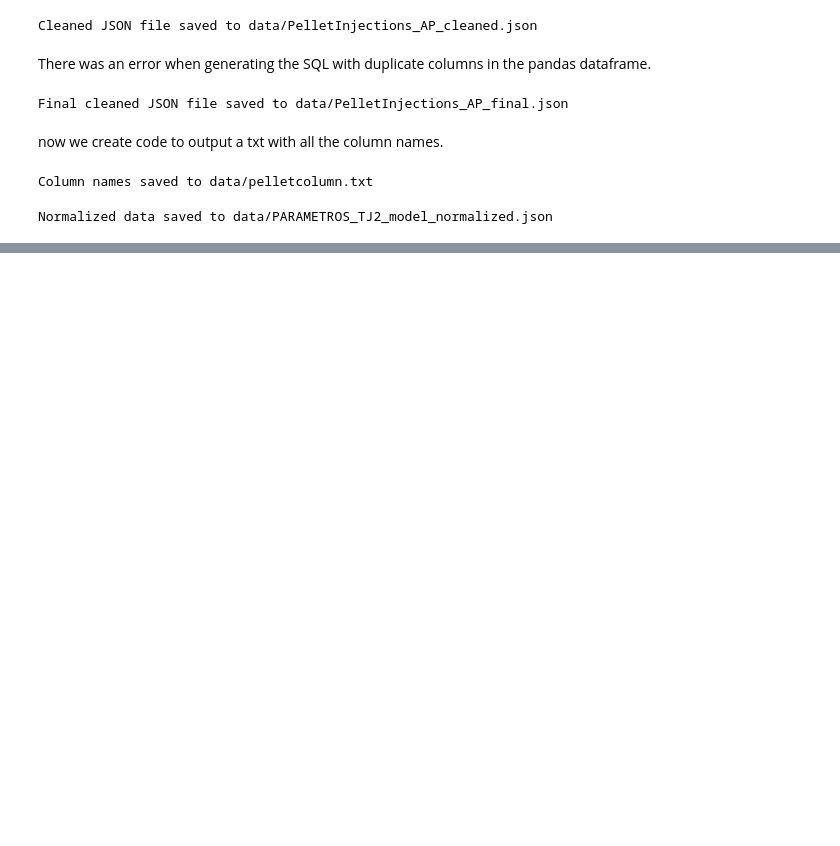
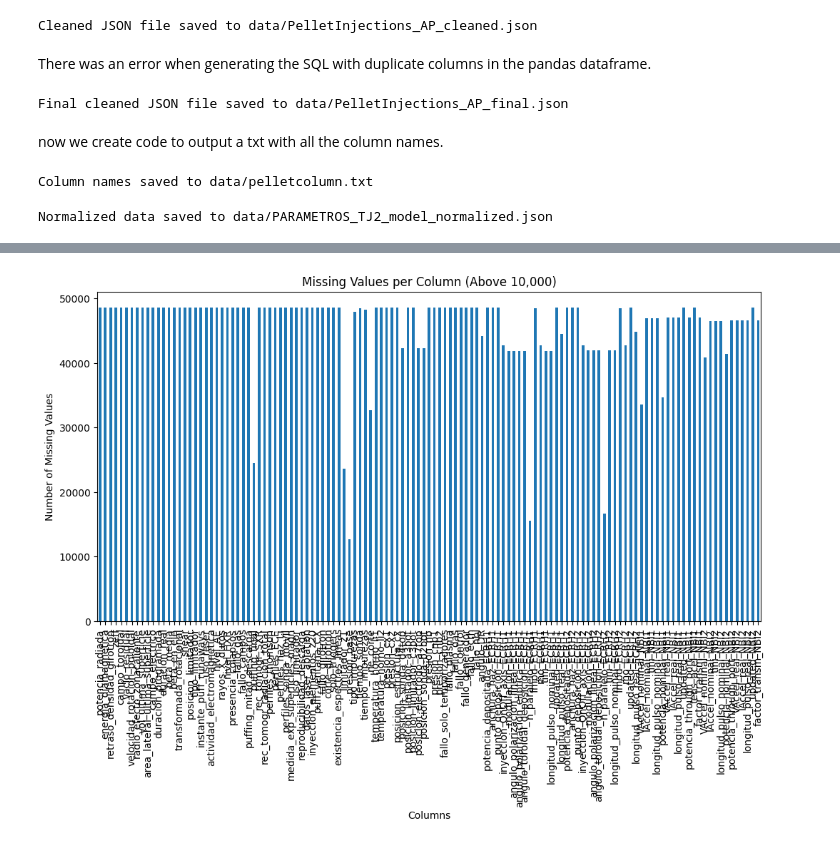
Before and after one commit to smorenolasa1/TJ-II_Chatbot_Backend, a Jupyter notebook: data_preparation.ipynb, the cells around one changed output, grey strips where cells are left out. Cells and saved outputs as stored; diff of their text form; code cells hidden in the pictures; blank space fills up the shorter version.

```diff
--- a/data_preparation.ipynb
+++ b/data_preparation.ipynb
@@ -835,0 +885,27 @@ Normalized data saved to data/PARAMETROS_TJ2_model_normalized.json
+# %%
+import pandas as pd
+import matplotlib.pyplot as plt
+
+# Load the CSV file
+file_path = "data/PARAMETROS_TJ2_ORDENADOS.csv"
+df = pd.read_csv(file_path, delimiter=';', encoding='latin1')  # Adjust encoding if needed
+
+# Count missing values per column
+missing_values = df.isna().sum()
+
+# Filter out columns with more than 10,000 missing values
+missing_values = missing_values[missing_values > 10000]
+
+# Plot the missing values
+if not missing_values.empty:
+    plt.figure(figsize=(12, 6))
+    missing_values.plot(kind='bar')
+    plt.xlabel("Columns")
+    plt.ylabel("Number of Missing Values")
+    plt.title("Missing Values per Column (Above 10,000)")
+    plt.xticks(rotation=90)
+    plt.show()
+else:
+    print("No columns have more than 10,000 missing values.")
+# %% [output]
+[figure, added]
```
Also changed, not shown: parts of 8 cells of this notebook, 4 other files.
